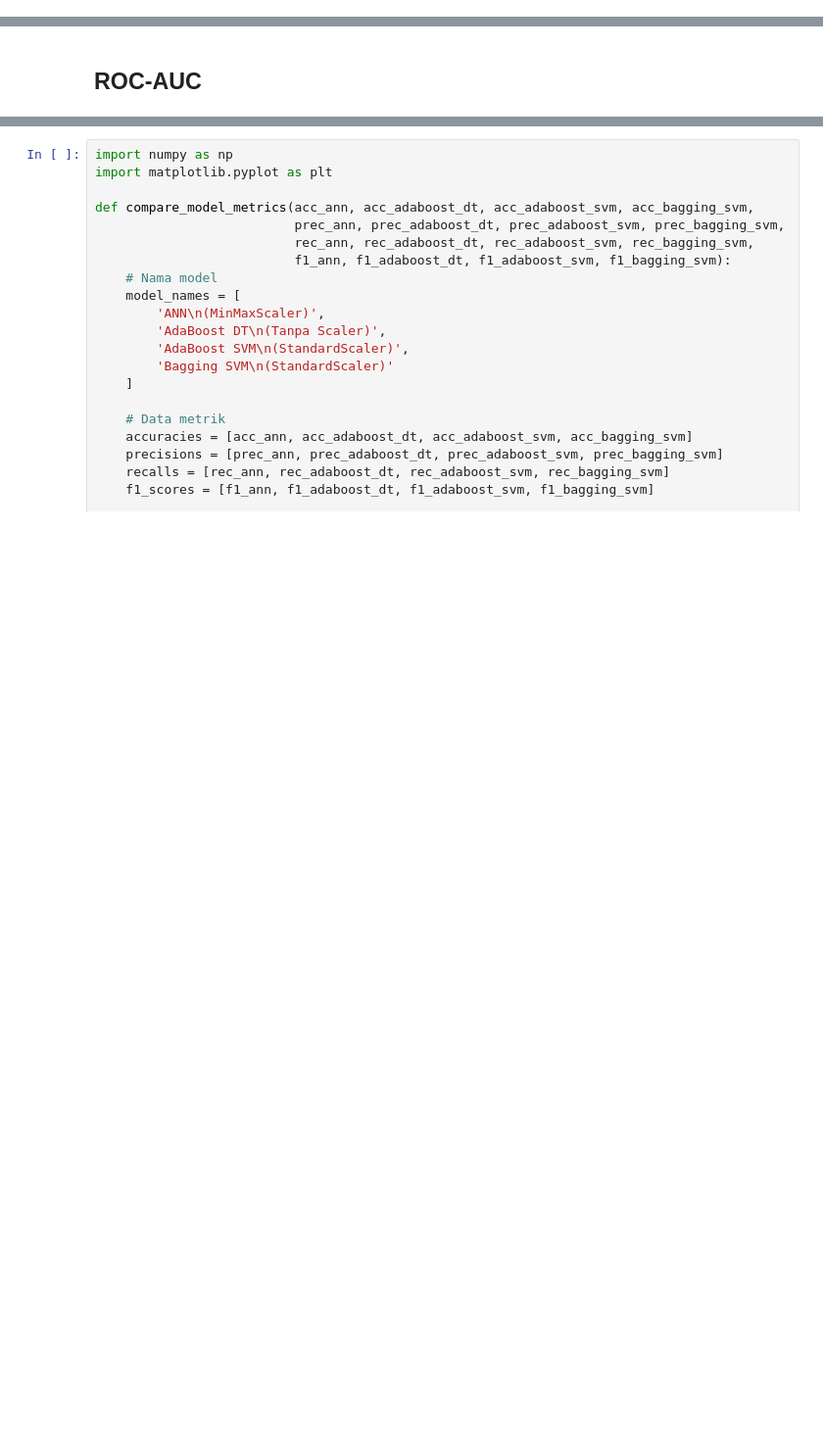
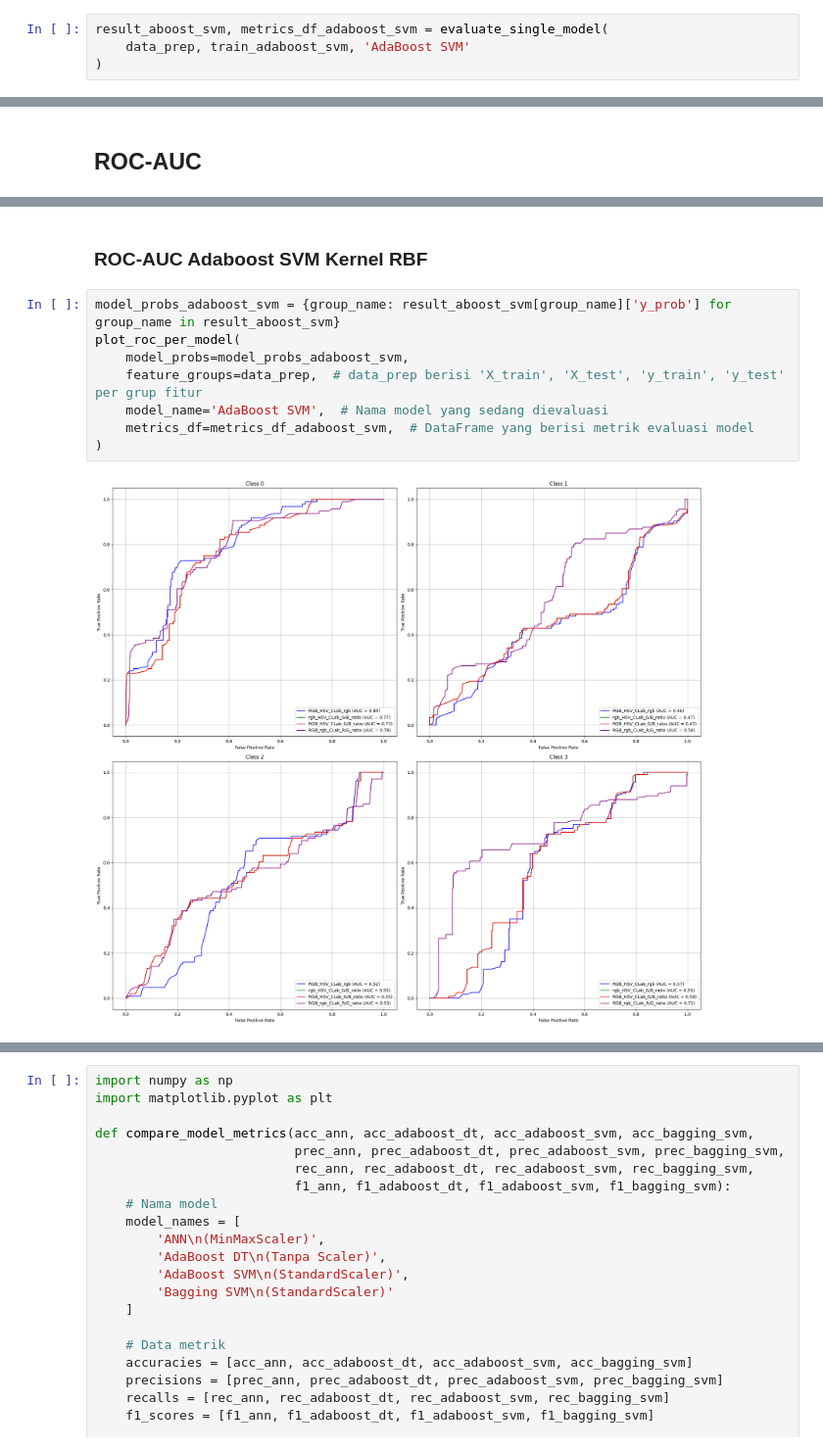
Before and after one commit to BimaBayuUWUUU/2141720019_TA_BIMA-BAYU-SAPUTRA, a Jupyter notebook: Ipynb/BismillahSatu.ipynb, the cells around one changed output, grey strips where cells are left out. Shown at 98% size. Saved outputs shown, nothing was run; the diff lists cells and outputs as text; blank space fills up the shorter version.

```diff
--- a/Ipynb/BismillahSatu.ipynb
+++ b/Ipynb/BismillahSatu.ipynb
@@ -614,0 +1062,4 @@ weighted avg       0.59      0.55      0.57       433
+# %%
+result_aboost_svm, metrics_df_adaboost_svm = evaluate_single_model(
+    data_prep, train_adaboost_svm, 'AdaBoost SVM'
+)
@@ -722,0 +1426,12 @@ plot_roc_per_class(model_probs)
+# %% [markdown]
+### **ROC-AUC Adaboost SVM Kernel RBF**
+# %%
+model_probs_adaboost_svm = {group_name: result_aboost_svm[group_name]['y_prob'] for group_name in result_aboost_svm}
+plot_roc_per_model(
+    model_probs=model_probs_adaboost_svm,
+    feature_groups=data_prep,  # data_prep berisi 'X_train', 'X_test', 'y_train', 'y_test' per grup fitur
+    model_name='AdaBoost SVM',  # Nama model yang sedang dievaluasi
+    metrics_df=metrics_df_adaboost_svm,  # DataFrame yang berisi metrik evaluasi model
+)
+# %% [output]
+[figure, added]
```
Also changed, not shown: parts of 54 cells of this notebook.
